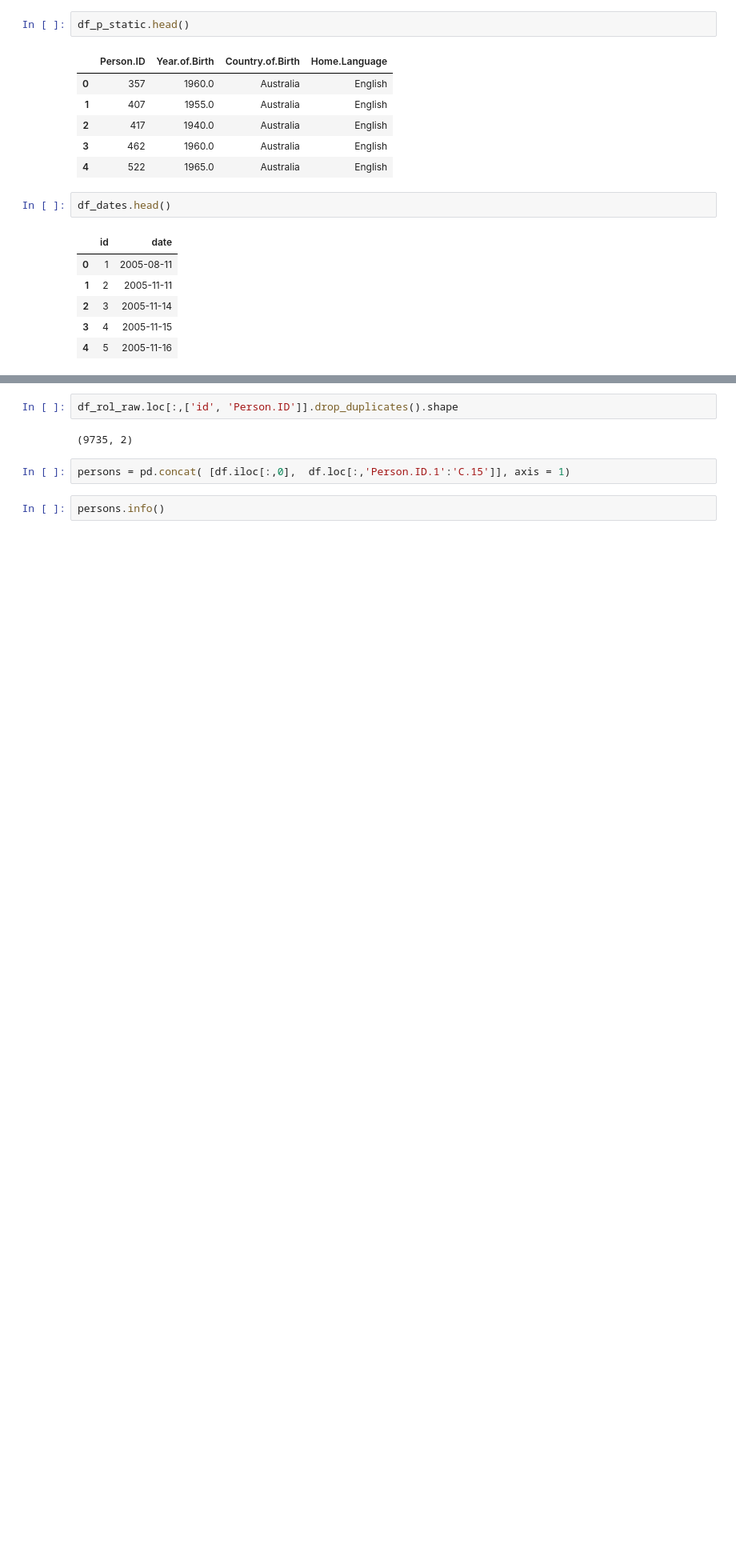
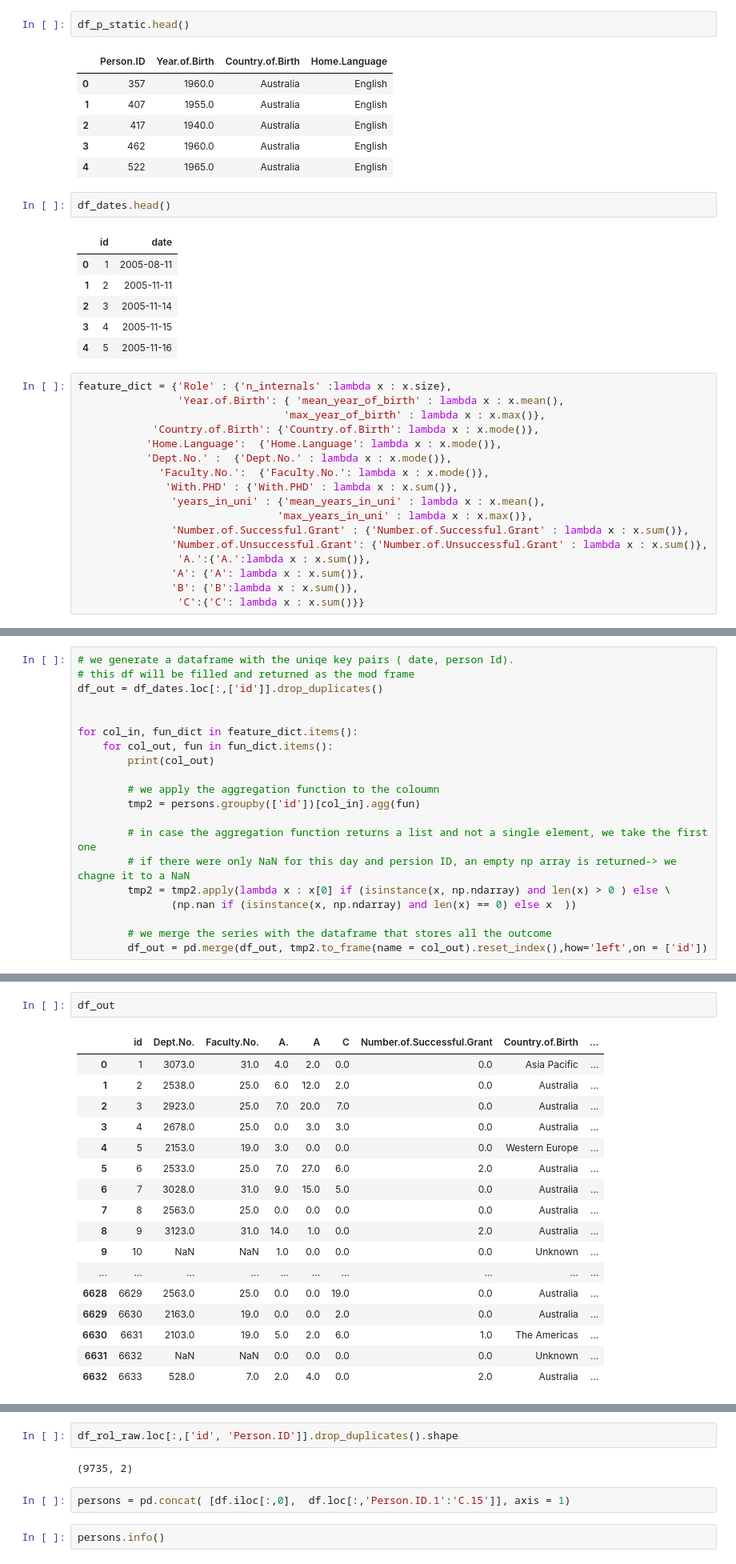
Before and after one commit to diegoami/DSRetreat_Melbourne_DIOLEM, a Jupyter notebook: scripts/emanuel_working.ipynb, the cells around one changed output, grey strips where cells are left out. Shown at 80% size. Cells and saved outputs as stored; diff of their text form; blank space fills up the shorter version.

```diff
--- a/scripts/emanuel_working.ipynb
+++ b/scripts/emanuel_working.ipynb
@@ -80,4 +82,21 @@ df_dates.head()
 | 2 | 3 | 2005-11-14 |
 | 3 | 4 | 2005-11-15 |
 | 4 | 5 | 2005-11-16 |
+# %%
+feature_dict = {'Role' : {'n_internals' :lambda x : x.size},
+                'Year.of.Birth': { 'mean_year_of_birth' : lambda x : x.mean(),
+                                 'max_year_of_birth' : lambda x : x.max()},
+            'Country.of.Birth': {'Country.of.Birth': lambda x : x.mode()},
+           'Home.Language':  {'Home.Language': lambda x : x.mode()},
+           'Dept.No.' :  {'Dept.No.' : lambda x : x.mode()},
+             'Faculty.No.':  {'Faculty.No.': lambda x : x.mode()},
+              'With.PHD' : {'With.PHD' : lambda x : x.sum()},
+               'years_in_uni' : {'mean_years_in_uni' : lambda x : x.mean(),
+                                'max_years_in_uni' : lambda x : x.max()},
+               'Number.of.Successful.Grant' : {'Number.of.Successful.Grant' : lambda x : x.sum()},
+               'Number.of.Unsuccessful.Grant': {'Number.of.Unsuccessful.Grant' : lambda x : x.sum()},
+                'A.':{'A.':lambda x : x.sum()},
+               'A': {'A': lambda x : x.sum()},
+               'B': {'B':lambda x : x.sum()},
+                'C':{'C': lambda x : x.sum()}}
 # %%
@@ -106,0 +127,20 @@ persons = df_dates.merge(df_ext, how = 'left', on = ['id']).\
+# %%
+# we generate a dataframe with the uniqe key pairs ( date, person Id).
+# this df will be filled and returned as the mod frame
+df_out = df_dates.loc[:,['id']].drop_duplicates()
+
+
+for col_in, fun_dict in feature_dict.items():
+    for col_out, fun in fun_dict.items():
+        print(col_out)
+
+        # we apply the aggregation function to the coloumn
+        tmp2 = persons.groupby(['id'])[col_in].agg(fun)
+
+        # in case the aggregation function returns a list and not a single element, we take the first one
+        # if there were only NaN for this day and persion ID, an empty np array is returned-> we chagne it to a NaN
+        tmp2 = tmp2.apply(lambda x : x[0] if (isinstance(x, np.ndarray) and len(x) > 0 ) else \
+               (np.nan if (isinstance(x, np.ndarray) and len(x) == 0) else x  ))
+
+        # we merge the series with the dataframe that stores all the outcome
+        df_out = pd.merge(df_out, tmp2.to_frame(name = col_out).reset_index(),how='left',on = ['id'])
@@ -106,0 +164,20 @@ persons = df_dates.merge(df_ext, how = 'left', on = ['id']).\
+# %%
+df_out
+# %% [output]
+|  | id | Dept.No. | Faculty.No. | A. | A | C | Number.of.Successful.Grant | Country.of.Birth | ... |
+| 0 | 1 | 3073.0 | 31.0 | 4.0 | 2.0 | 0.0 | 0.0 | Asia Pacific | ... |
+| 1 | 2 | 2538.0 | 25.0 | 6.0 | 12.0 | 2.0 | 0.0 | Australia | ... |
+| 2 | 3 | 2923.0 | 25.0 | 7.0 | 20.0 | 7.0 | 0.0 | Australia | ... |
+| 3 | 4 | 2678.0 | 25.0 | 0.0 | 3.0 | 3.0 | 0.0 | Australia | ... |
+| 4 | 5 | 2153.0 | 19.0 | 3.0 | 0.0 | 0.0 | 0.0 | Western Europe | ... |
+| 5 | 6 | 2533.0 | 25.0 | 7.0 | 27.0 | 6.0 | 2.0 | Australia | ... |
+| 6 | 7 | 3028.0 | 31.0 | 9.0 | 15.0 | 5.0 | 0.0 | Australia | ... |
+| 7 | 8 | 2563.0 | 25.0 | 0.0 | 0.0 | 0.0 | 0.0 | Australia | ... |
+| 8 | 9 | 3123.0 | 31.0 | 14.0 | 1.0 | 0.0 | 2.0 | Australia | ... |
+| 9 | 10 | NaN | NaN | 1.0 | 0.0 | 0.0 | 0.0 | Unknown | ... |
+| ... | ... | ... | ... | ... | ... | ... | ... | ... | ... |
+| 6628 | 6629 | 2563.0 | 25.0 | 0.0 | 0.0 | 19.0 | 0.0 | Australia | ... |
+| 6629 | 6630 | 2163.0 | 19.0 | 0.0 | 0.0 | 2.0 | 0.0 | Australia | ... |
+| 6630 | 6631 | 2103.0 | 19.0 | 5.0 | 2.0 | 6.0 | 1.0 | The Americas | ... |
+| 6631 | 6632 | NaN | NaN | 0.0 | 0.0 | 0.0 | 0.0 | Unknown | ... |
+| 6632 | 6633 | 528.0 | 7.0 | 2.0 | 4.0 | 0.0 | 2.0 | Australia | ... |
```
Also changed, not shown: parts of 9 cells of this notebook.
